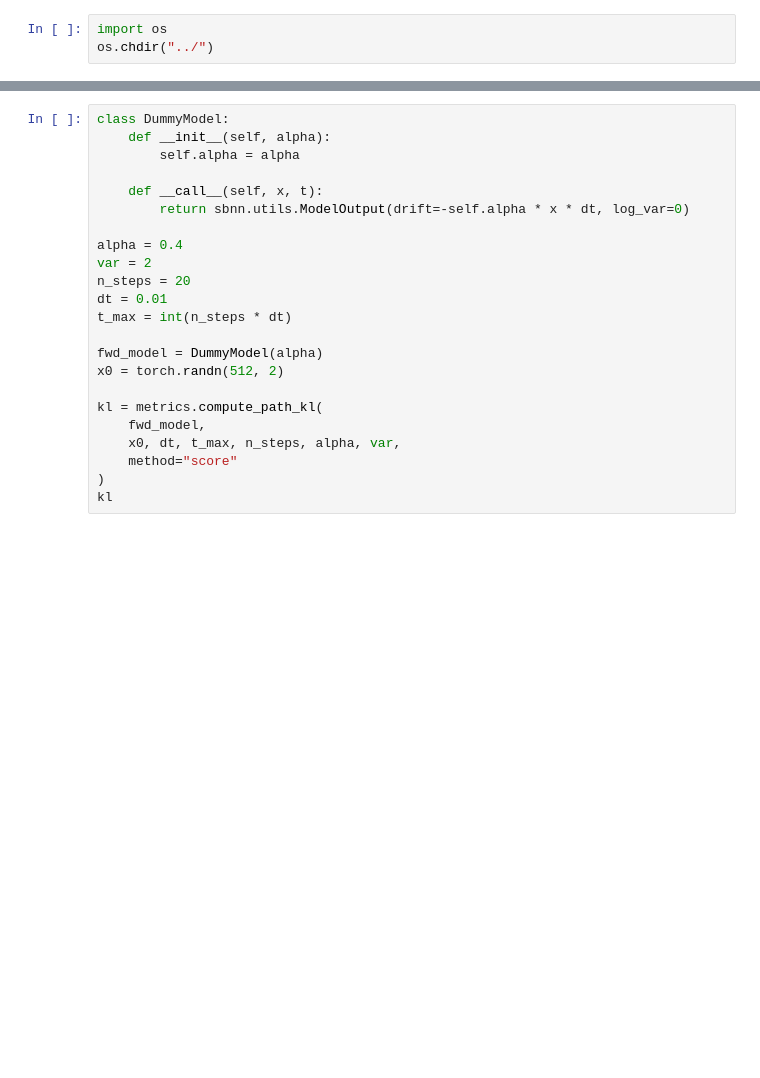
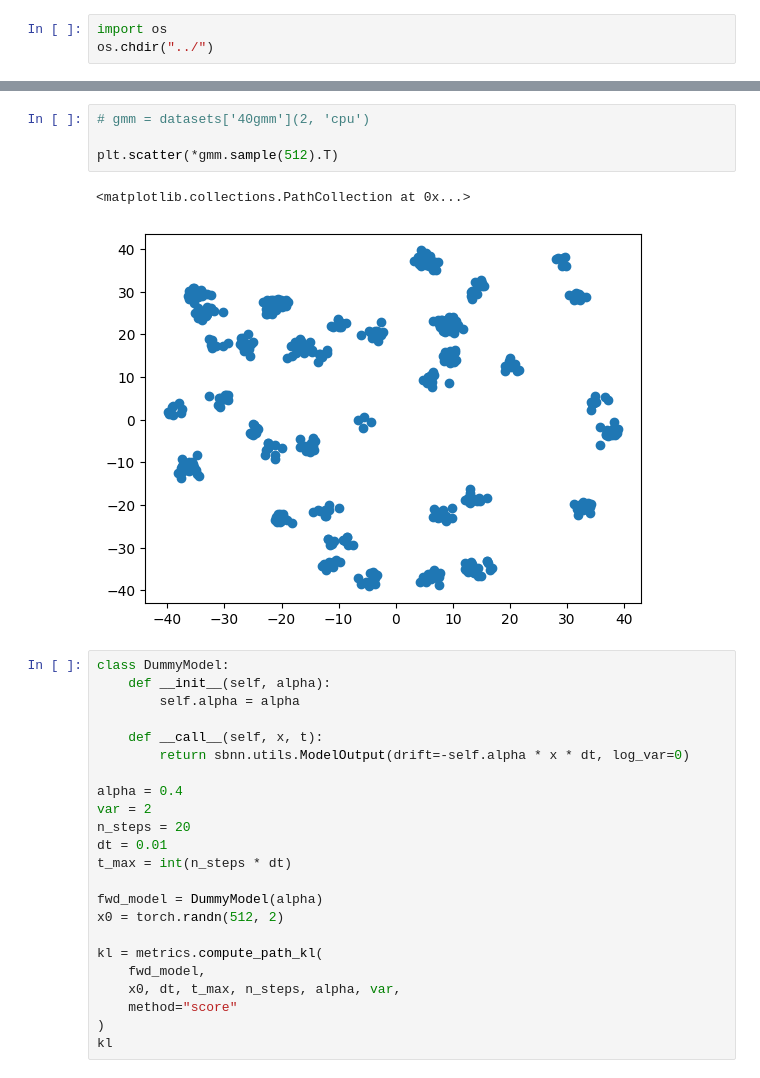
Before and after one commit to mmacosha/d2e-stochastic-dynamics, a Jupyter notebook: notebooks/sb-benchmark.ipynb, the cells around one changed output, grey strips where cells are left out. Drawn from its saved outputs; the diff is of its cells as text; blank space fills up the shorter version.

```diff
--- a/notebooks/sb-benchmark.ipynb
+++ b/notebooks/sb-benchmark.ipynb
@@ -27,3 +34,10 @@ from sb import losses, buffers, metrics
+# %%
+# gmm = datasets['40gmm'](2, 'cpu')
+
+plt.scatter(*gmm.sample(512).T)
+# %% [output]
+<matplotlib.collections.PathCollection at 0x...>
+[figure, added]
 # %%
 class DummyModel:
     def __init__(self, alpha):
```
Also changed, not shown: parts of 8 cells of this notebook, 48 other files.
